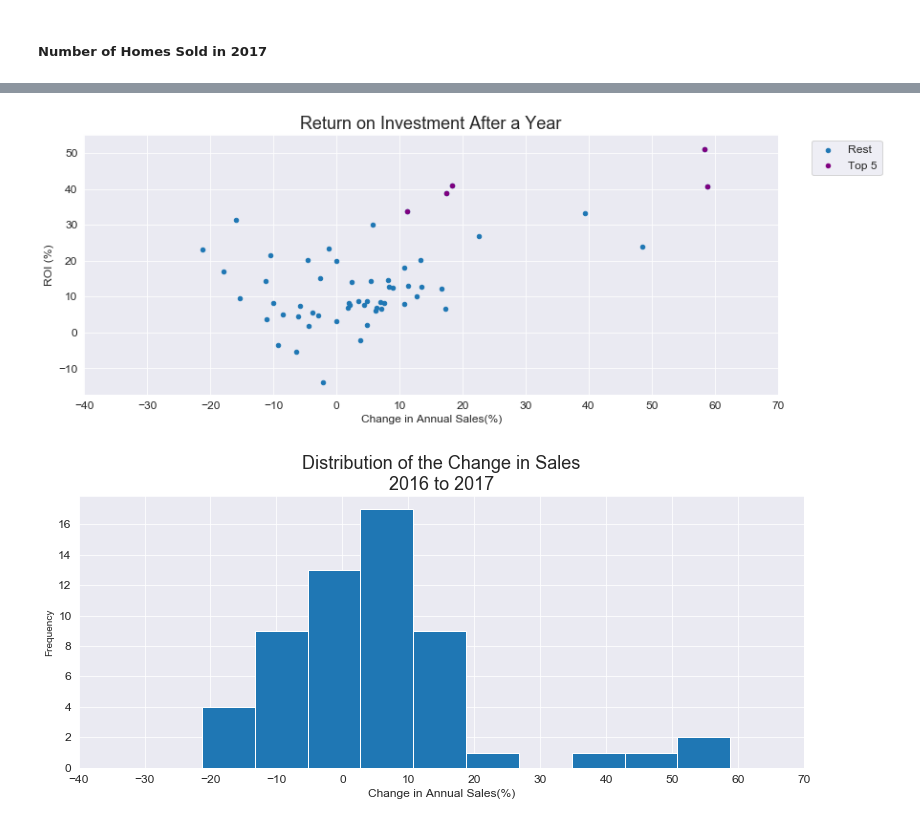
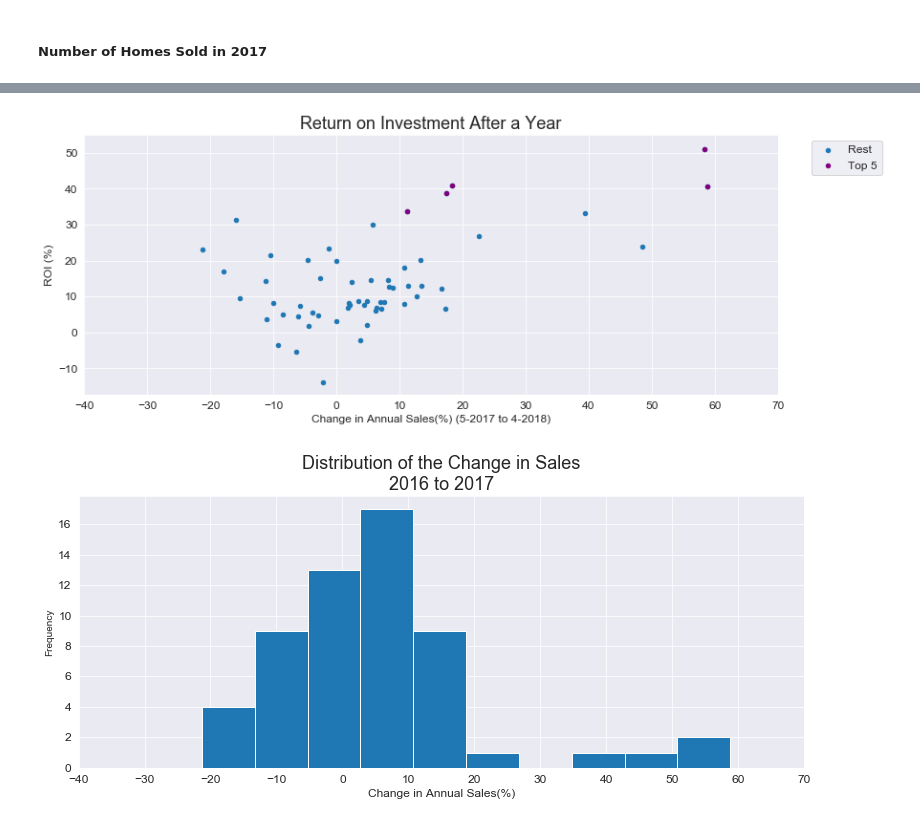
Before and after one commit to menach123/Time-Series-Modeling-with-Sales-Price-Data-from-Zillow, a Jupyter notebook: Knoxville.ipynb, the cells around one changed output, grey strips where cells are left out. Cells and saved outputs as stored; diff of their text form; code cells hidden in the pictures.

```diff
--- a/Knoxville.ipynb
+++ b/Knoxville.ipynb
@@ -511,19 +553,19 @@ plt.show()
 # %%
 df_ = df.merge(data['2017-03-01':'2018-04-01'].groupby('ZipCode').sum(), on='ZipCode')
 ds_2016 = data['2016-03-01':'2017-04-01'].groupby('ZipCode').sum()
 df_= df_.merge(ds_2016, on='ZipCode')
 df_['Change_in_Sales(%)'] = (df_.Sales_Count_x-df_.Sales_Count_y)*100/df_.Sales_Count_y
 ax = df_.plot.scatter(x='Change_in_Sales(%)', y='ROI', figsize=(13,5), fontsize=12, label='Rest')
 df_.sort_values('ROI').iloc[-5:].plot.scatter(ax=ax, x='Change_in_Sales(%)', y='ROI',label= 'Top 5',figsize=(13,5),
                                                                               fontsize=12, color ='purple')
 ax.set_title('Return on Investment After a Year', fontsize=18)
-ax.set_xlabel('Change in Annual Sales(%)', fontsize=12)
+ax.set_xlabel('Change in Annual Sales(%) (5-2017 to 4-2018)', fontsize=12)
 ax.set_ylabel('ROI (%)', fontsize=12)
 ax.set_xticks(np.arange(-40,80,10))
 ax.legend(bbox_to_anchor=(1.04,1), loc="upper left", ncol=1,fontsize=12)
 plt.show()
 # %% [output]
-[figure, old version]
+[figure, new version]
 # %%
 plt.figure(figsize=(13,5))
 #sns.distplot(df_['Change_in_Sales(%)'])
```
Also changed, not shown: parts of 9 cells of this notebook, 17 other files.
